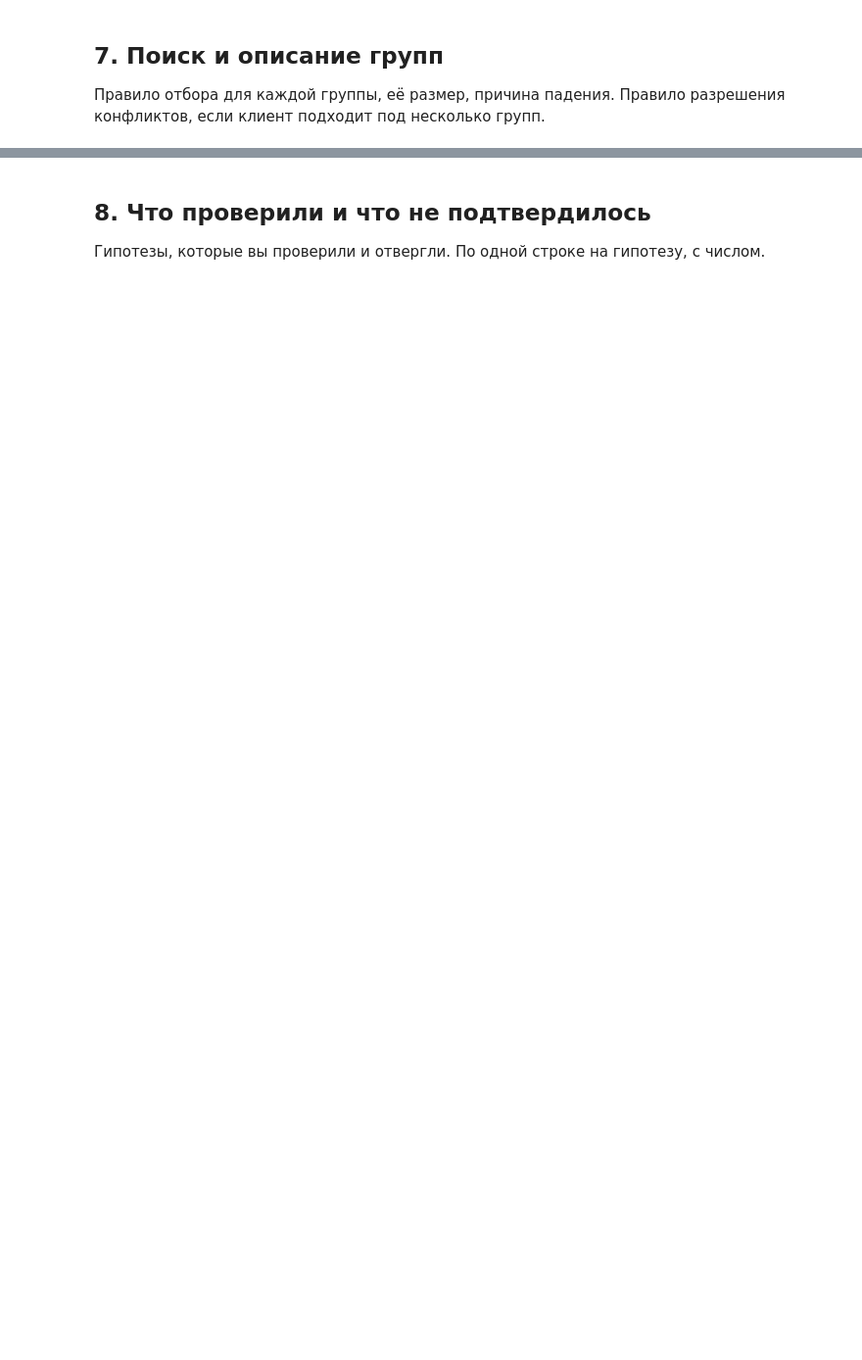
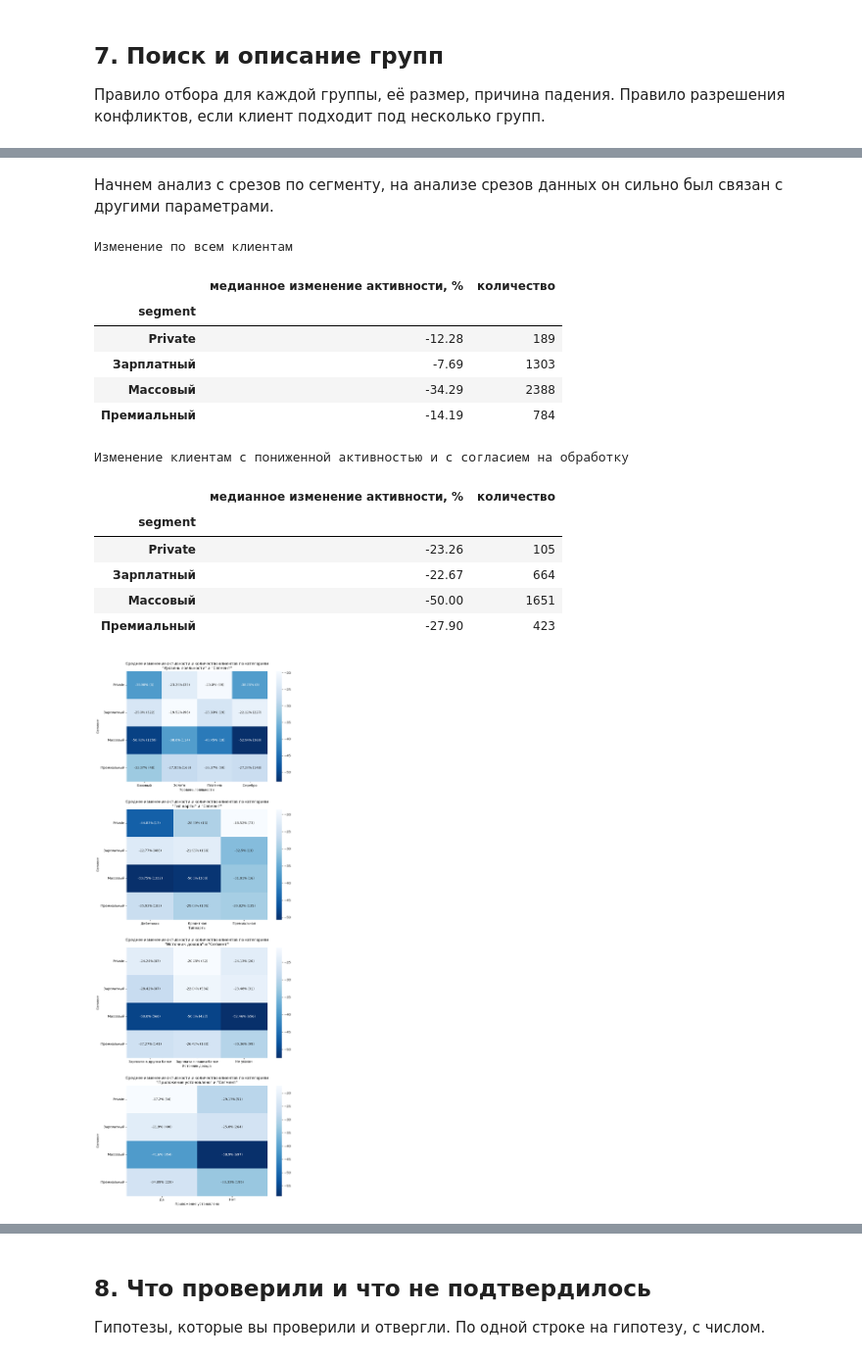
Before and after one commit to CAT-i0n/Rudman_Ivan_Lab1, a Jupyter notebook: notebooks/01_analysis.ipynb, the cells around one changed output, grey strips where cells are left out. Shown at 98% size. Saved outputs shown, nothing was run; the diff lists cells and outputs as text; code cells hidden in the pictures; blank space fills up the shorter version.

```diff
--- a/notebooks/report/01_analysis_copy.ipynb
+++ b/notebooks/01_analysis.ipynb
@@ -2265,0 +2430,35 @@ df_clients_activity
+# %% [markdown]
+Начнем анализ с срезов по сегменту, на анализе срезов данных он сильно был связан с другими параметрами.
+# %%
+fig, axes = plt.subplots(4,1, figsize = (10, 30))
+fig.subplots_adjust(hspace=0.25)
+segment_to_feature = ['loyalty_tier', 'card_type', 'income_source','has_mobile_app']
+
+segment_activity_agg = df_clients_activity_grouped.groupby('segment')['activity_change'].agg(
+    **{'медианное изменение активности, %':'median', 'количество': 'count'})
+
+segment_activity_full_agg = df_clients_activity.groupby('segment')['activity_change'].agg(
+    **{'медианное изменение активности, %':'median', 'количество': 'count'})
+
+for ax, feat in zip(axes.flat, segment_to_feature):
+    build_heatmap_by_columns_and_activity_lavel(df_clients_activity_grouped, feat,"segment",ax)
+print('Изменение по всем клиентам')
+display(segment_activity_full_agg.round(2))
+print('Изменение клиентам с пониженной активностью и с согласием на обработку')
+display(segment_activity_agg.round(2))
+# %% [output]
+Изменение по всем клиентам
+|  | медианное изменение активности, % | количество |
+| segment |  |  |
+| Private | -12.28 | 189 |
+| Зарплатный | -7.69 | 1303 |
+| Массовый | -34.29 | 2388 |
+| Премиальный | -14.19 | 784 |
+Изменение клиентам с пониженной активностью и с согласием на обработку
+|  | медианное изменение активности, % | количество |
+| segment |  |  |
+| Private | -23.26 | 105 |
+| Зарплатный | -22.67 | 664 |
+| Массовый | -50.00 | 1651 |
+| Премиальный | -27.90 | 423 |
+[figure, added]
```
Also changed, not shown: parts of 46 cells of this notebook, 11 other files.
